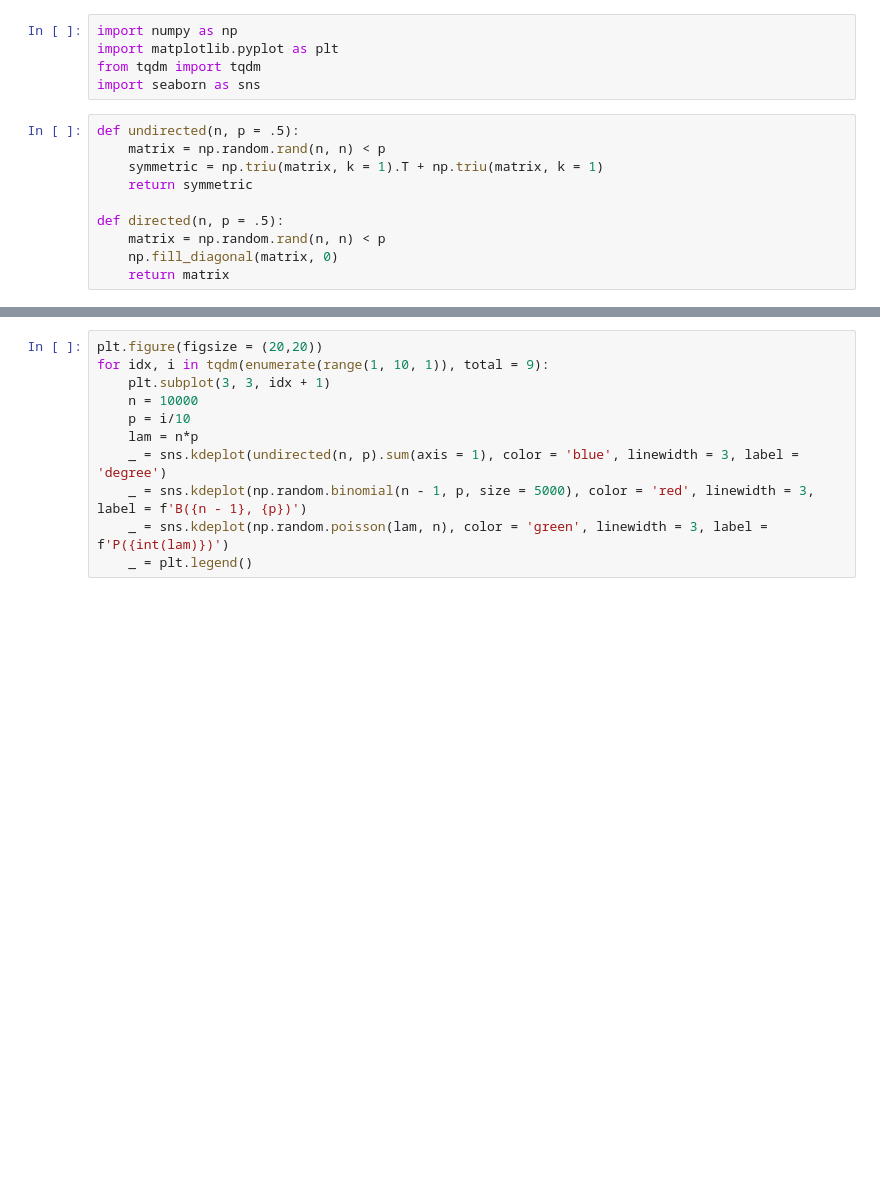
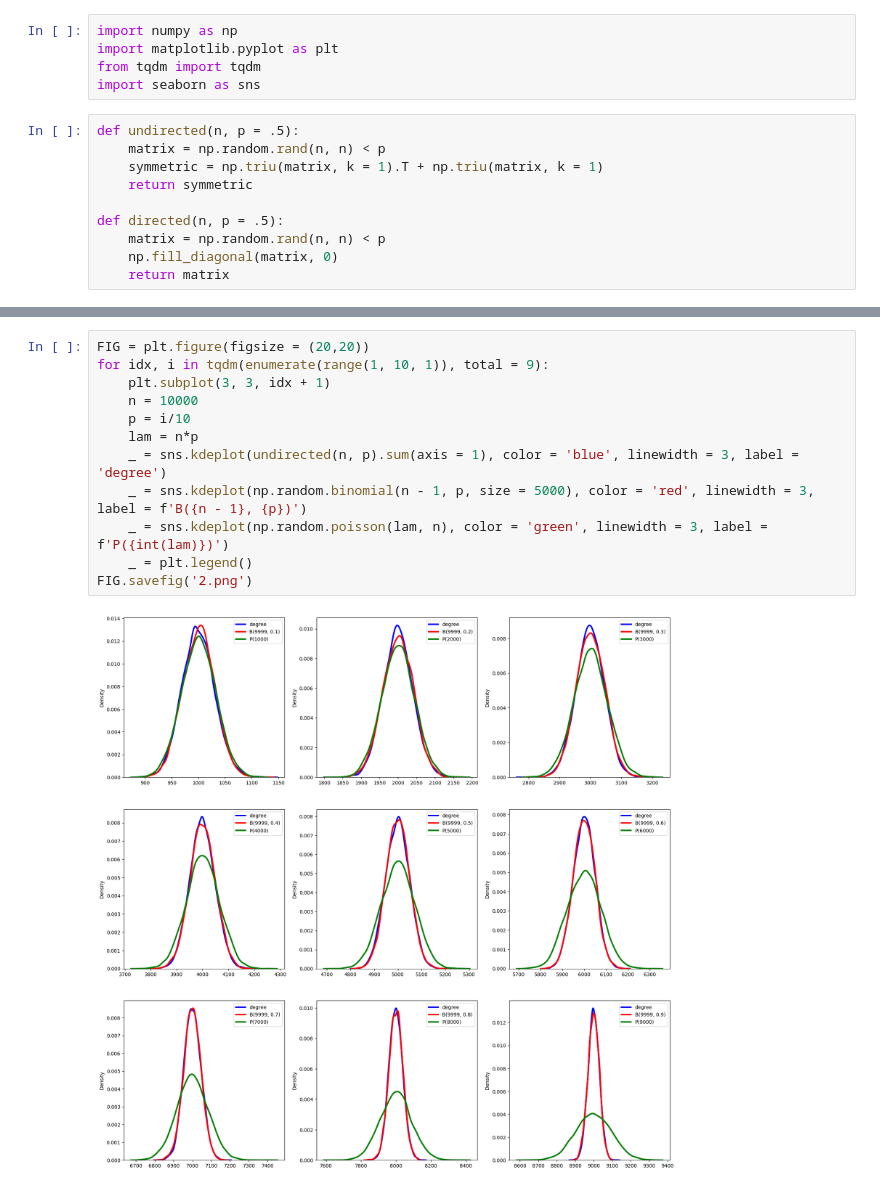
Before and after one commit to hyeok-jong/bio, a Jupyter notebook: graph.ipynb, the cells around one changed output, grey strips where cells are left out. Drawn from its saved outputs; the diff is of its cells as text; blank space fills up the shorter version.

```diff
--- a/graph.ipynb
+++ b/graph.ipynb
@@ -46,12 +53,15 @@ for idx, i in tqdm(enumerate(range(1, 10, 1)), total = 9):
 # %%
-plt.figure(figsize = (20,20))
+FIG = plt.figure(figsize = (20,20))
 for idx, i in tqdm(enumerate(range(1, 10, 1)), total = 9):
     plt.subplot(3, 3, idx + 1)
     n = 10000
     p = i/10
     lam = n*p
     _ = sns.kdeplot(undirected(n, p).sum(axis = 1), color = 'blue', linewidth = 3, label = 'degree')
     _ = sns.kdeplot(np.random.binomial(n - 1, p, size = 5000), color = 'red', linewidth = 3, label = f'B({n - 1}, {p})')
     _ = sns.kdeplot(np.random.poisson(lam, n), color = 'green', linewidth = 3, label = f'P({int(lam)})')
     _ = plt.legend()
+FIG.savefig('2.png')
+# %% [output]
+[figure, added]
 # %%
```
Also changed, not shown: parts of 4 cells of this notebook, 2 other files.
